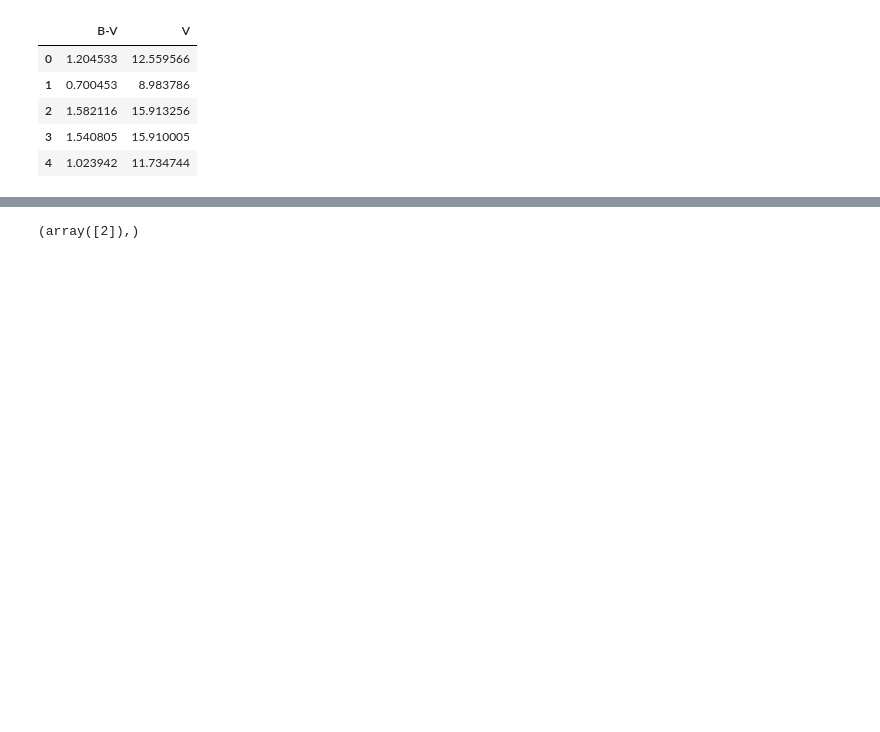
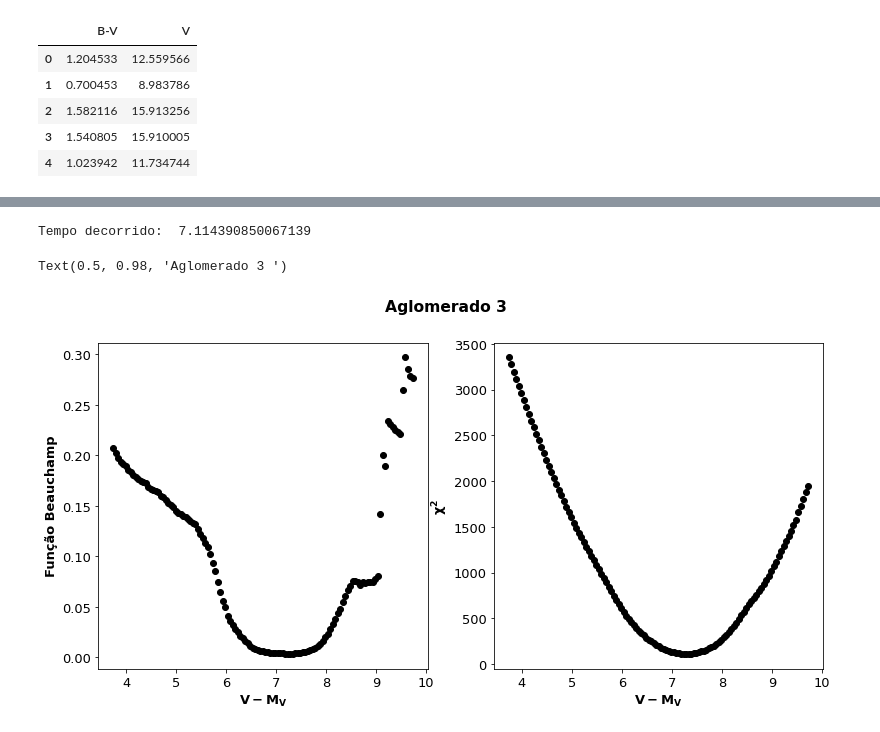
Before and after one commit to jppirest/mw_substructures, a Jupyter notebook: dados/Ag_Simulados/P2/3.ipynb, the cells around one changed output, grey strips where cells are left out. Drawn from its saved outputs; the diff is of its cells as text; code cells hidden in the pictures; blank space fills up the shorter version.

```diff
--- a/dados/Ag_Simulados/P2/3.ipynb
+++ b/dados/Ag_Simulados/P2/3.ipynb
@@ -162,5 +91,0 @@ Tempo decorrido:  250.17512369155884
-# %%
-local = np.where(medias[0]==min(medias[0]))
-local
-# %% [output]
-(array([2]),)
@@ -166,0 +111,51 @@ local
+# %%
+modulodist_inicial = 5*np.log10(d3/10) + E*3.1
+
+arrays_de_incremento = np.arange(0,3.05,0.05)
+
+subtracao_distancias = np.concatenate((-1*np.flip(arrays_de_incremento[1:]),arrays_de_incremento))
+modulo_distancia = subtracao_distancias + modulodist_inicial
+
+Yiso = np.zeros((len(modulo_distancia), len(iso3)))
+
+for i in range(len(modulo_distancia)):
+    Yiso[i] = iso3['Mv'] + modulo_distancia[i]
+
+Xiso = np.zeros_like(Yiso)
+Xiso[:] = iso3['(B-V)o'] + E
+
+ISO = np.dstack((Xiso,Yiso))
+ISO = np.unique(ISO,axis=1)
+
+Xaglo = i3['B-V']
+Yaglo = i3['V']
+AGLO = np.vstack((Xaglo,Yaglo)).T
+
+chisquared = np.zeros_like(modulo_distancia)
+Beauchamp = np.zeros_like(modulo_distancia)
+
+start = time.time()
+for i in range(len(ISO)):
+    for j in range(len(AGLO)):
+        C,D = jpt(AGLO[j],ISO[i])
+        final = frayn(ISO[i][C], ISO[i][D],AGLO[j])
+        chisquared[i] += final
+        Beauchamp[i] += final*10**(-0.4*AGLO[j][1])
+
+end = time.time()
+print('Tempo decorrido: ', end-start)
+# %% [output]
+Tempo decorrido:  7.114390850067139
+# %%
+fig, (ax1, ax2) = plt.subplots(1,2, figsize = (13,6))
+ax1.scatter(modulo_distancia, Beauchamp, color = 'k')
+ax2.scatter(modulo_distancia, chisquared, color = 'k')
+ax1.set_xlabel(r'$ \mathbf{V - M_V}$')
+ax2.set_xlabel(r'$ \mathbf{V - M_V}$')
+ax1.set_ylabel('Função Beauchamp', fontweight = 'bold')
+ax2.set_ylabel(r'$ \mathbf{\chi^2}$')
+
+fig.suptitle('Aglomerado 3 ', fontweight = 'bold')
+# %% [output]
+Text(0.5, 0.98, 'Aglomerado 3 ')
+[figure, added]
```
Also changed, not shown: parts of 26 cells of this notebook, 3 other files.
